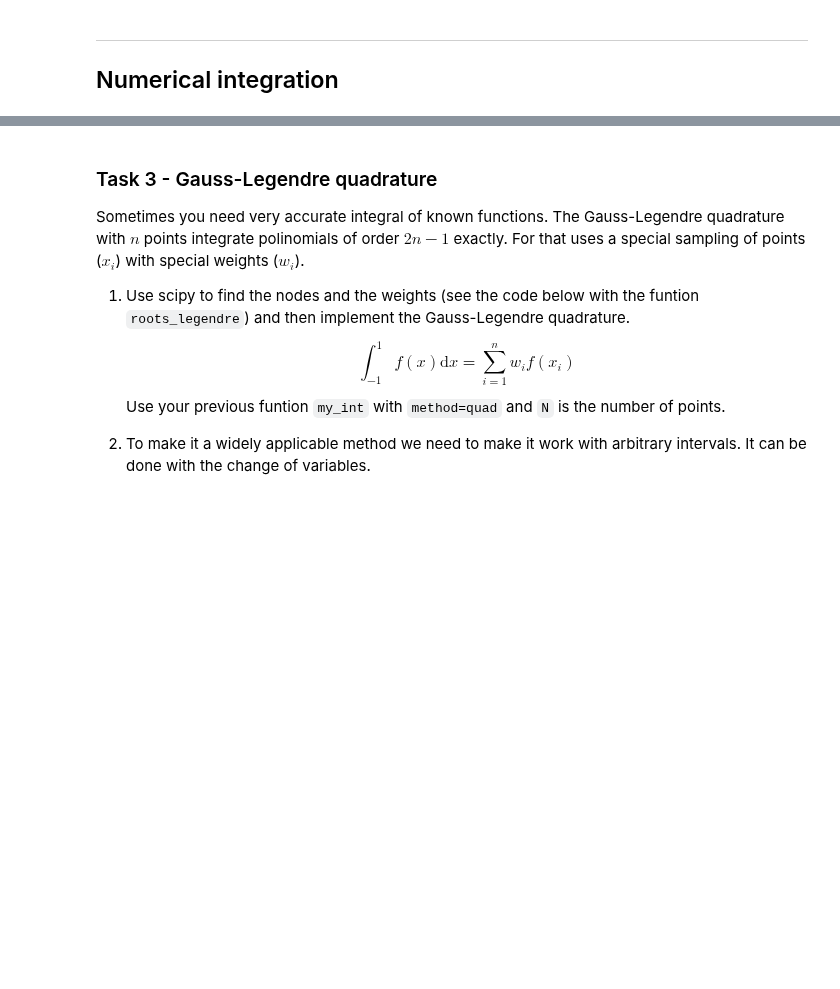
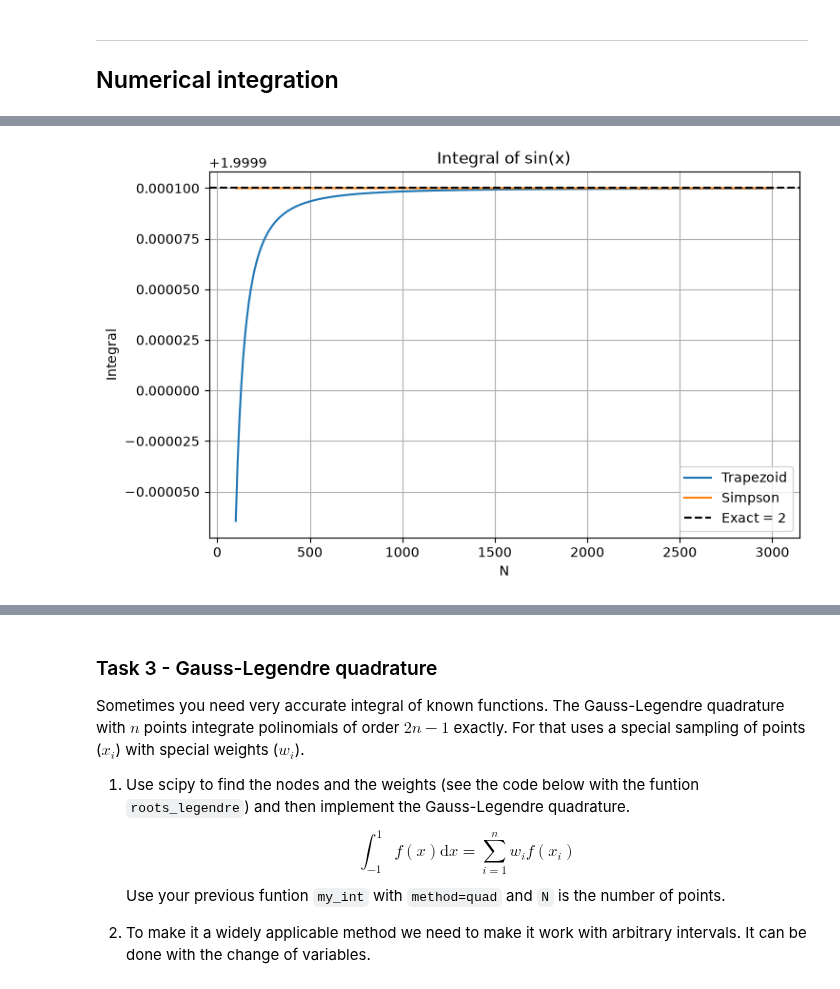
Before and after one commit to Feri0726/numalg-methods, a Jupyter notebook: practice07.ipynb, the cells around one changed output, grey strips where cells are left out. Cells and saved outputs as stored; diff of their text form; code cells hidden in the pictures; blank space fills up the shorter version.

```diff
--- a/practice07.ipynb
+++ b/practice07.ipynb
@@ -192,22 +192,22 @@ def my_int(f,a,b,N,method):
     if(not callable(f)): raise TypeError('f has to be a funtion')
     if(not isinstance(a,float)): raise TypeError('a has to be a float')
     if(not isinstance(b,float)): raise TypeError('b has to be a float')
-    if(not isinstance(N,int)): raise TypeError('N has to be an integer')
+    if(not isinstance(N,(int, np.integer))): raise TypeError('N has to be an integer')
     if(not isinstance(method,str)): raise TypeError('option has to be a string')
     if(method=='simp'):
         if N % 2 == 1:
             raise ValueError("N must be even for Simpson's rule.")
     # step size
-    h = ...
+    h = (b - a) / N
     # array of x values, be careful with the endpoints, check your array!!!
-    x = ...
+    x = np.linspace(a, b, N+1)
     y = f(x)
     # Trapezoidal rule formula
     if(method=='trap'):
-        integral = ...
+        integral = h * (0.5*(y[0] + y[-1]) + np.sum(y[1:-1]))
     # Simpson's rule formula
     if(method=='simp'):
-        integral = ...
+        integral = (h/3) * (y[0] + y[-1] + 4*np.sum(y[1:-1:2]) + 2*np.sum(y[2:-1:2]))
     return integral
 
 f1 = lambda x: np.sin(x)
@@ -218,3 +218,91 @@ print(my_int(f1,0.,np.pi,100,'simp'))
 print(my_int(f2,-1.0,1.0,100,'trap'))
 print(my_int(f2,-1.0,1.0,100,'simp'))
 print(np.pi/2)
+
+I1_exact = 2.0
+I2_exact = np.pi/2
+
+N_values = np.arange(100, 3001, 10)
+
+trap1 = []
+simp1 = []
+
+trap2 = []
+simp2 = []
+
+for N in N_values:
+
+    trap1.append(my_int(f1, 0.0, np.pi, N, 'trap'))
+
+    # Simpson needs even N
+    if N % 2 == 0:
+        simp1.append(my_int(f1, 0.0, np.pi, N, 'simp'))
+    else:
+        simp1.append(np.nan)
+
+    trap2.append(my_int(f2, -1.0, 1.0, N, 'trap'))
+
+    if N % 2 == 0:
+        simp2.append(my_int(f2, -1.0, 1.0, N, 'simp'))
+    else:
+        simp2.append(np.nan)
+
+plt.figure(figsize=(8,5))
+
+plt.plot(N_values, trap1, label='Trapezoid')
+plt.plot(N_values, simp1, label='Simpson')
+plt.axhline(I1_exact, color='k', ls='--',label='Exact = 2')
+
+plt.xlabel('N')
+plt.ylabel('Integral')
+plt.title('Integral of sin(x)')
+plt.legend()
+plt.grid()
+plt.show()
+
+plt.figure(figsize=(8,5))
+
+plt.plot(N_values, trap2, label='Trapezoid')
+plt.plot(N_values, simp2, label='Simpson')
+plt.axhline(I2_exact, color='k', ls='--',label=r'Exact = $\pi/2$')
+
+plt.xlabel('N')
+plt.ylabel('Integral')
+plt.title('Integral of sqrt(1-x^2)')
+plt.legend()
+plt.grid()
+plt.show()
+
+N_values = np.arange(10, 1001, 10)
+
+err_trap = []
+err_simp = []
+
+for N in N_values:
+    trap = my_int(f1, 0.0, np.pi, N, 'trap')
+    simp = my_int(f1, 0.0, np.pi, N, 'simp')
+    err_trap.append(abs(I1_exact - trap))
+    err_simp.append(abs(I1_exact - simp))
+
+plt.figure(figsize=(8,5))
+plt.semilogy(N_values, err_trap, label='Trapezoid')
+plt.semilogy(N_values, err_simp, label='Simpson')
+plt.xlabel('N')
+plt.ylabel('Error')
+plt.title('Error convergence')
+plt.grid(True, which='both')
+plt.legend()
+
+plt.show()
+
+plt.figure(figsize=(8,5))
+plt.loglog(N_values, err_trap, label='Trapezoid error')
+plt.loglog(N_values, err_trap[0]*(N_values[0]/N_values)**2, '--', label=r'$N^{-2}$')
+plt.loglog(N_values, err_simp, label='Simpson error')
+plt.loglog(N_values, err_simp[0]*(N_values[0]/N_values)**4, '--', label=r'$N^{-4}$')
+plt.xlabel('N')
+plt.ylabel('Error')
+plt.legend()
+plt.grid(True, which='both')
+plt.show()
+# %% [output]
@@ -220,0 +314 @@ print(np.pi/2)
+[figure, added]
```
Also changed, not shown: parts of 2 cells of this notebook.
